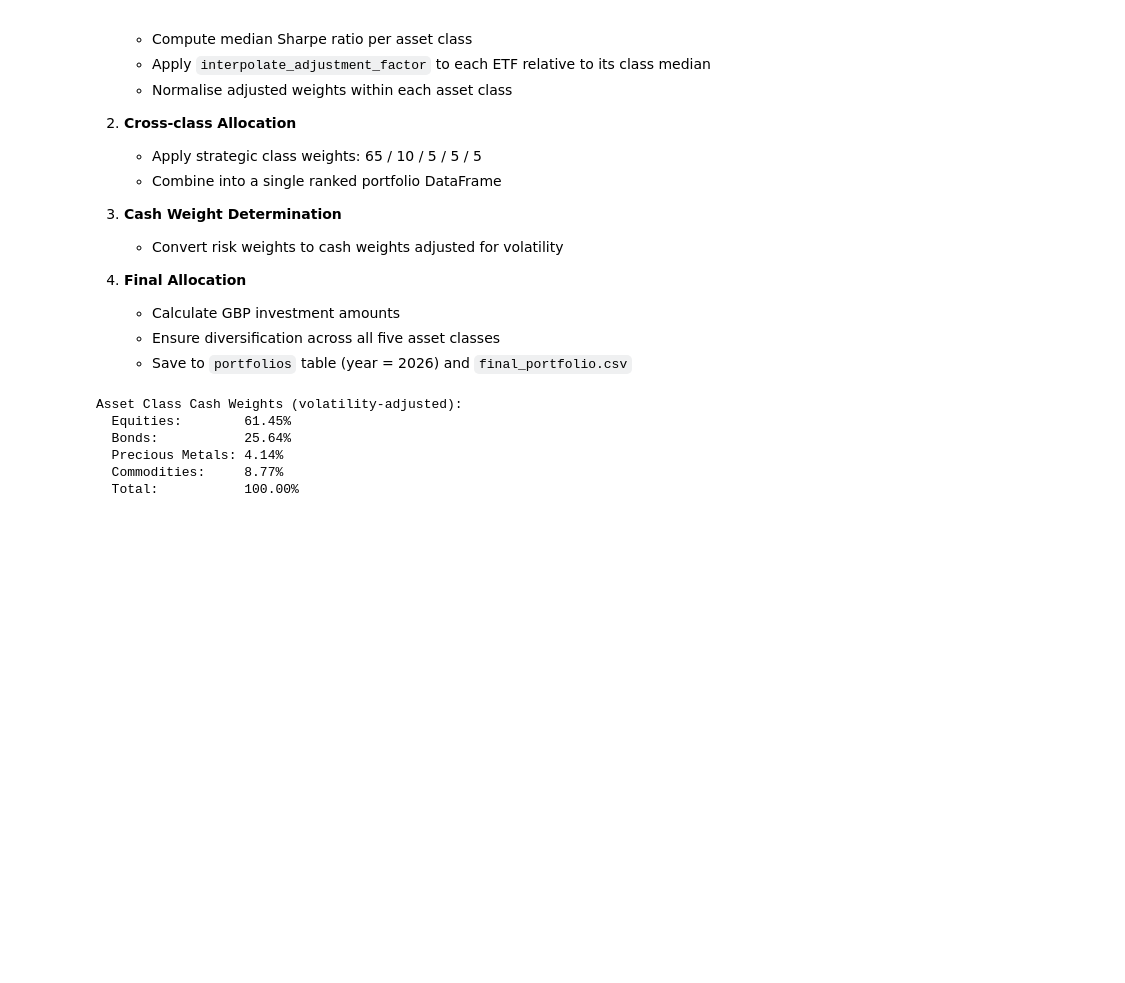
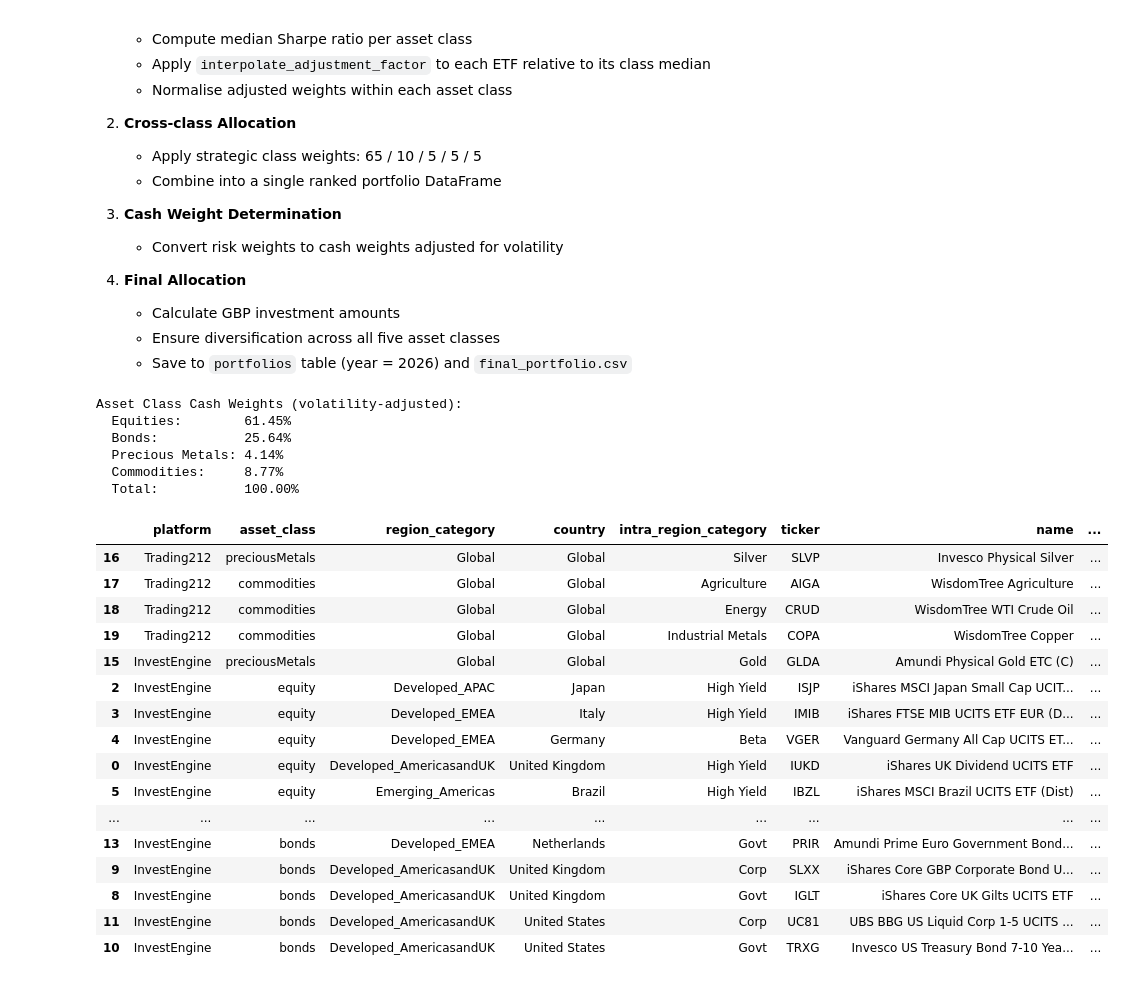
Before and after one commit to nairraks/etf-isa-portfolio, a Jupyter notebook: notebooks/03_portfolio_construction.ipynb, the cells around one changed output. Cells and saved outputs as stored; diff of their text form; code cells hidden in the pictures; blank space fills up the shorter version.

Commit message:
fix platform weight calcs

```diff
--- a/notebooks/03_portfolio_construction.ipynb
+++ b/notebooks/03_portfolio_construction.ipynb
@@ -387,33 +387,51 @@ etfs['investment'] = 20000 * etfs['final_cash_weights'] / 100
 # ── Per-platform weights (each platform sums to 100%, whole numbers) ──────────
 # Uses largest-remainder method to guarantee exact 100% sum after rounding.
 def _largest_remainder_round(series):
     """Round a Series to whole numbers that sum to exactly 100."""
     raw = series / series.sum() * 100
     floored = np.floor(raw).astype(int)
     remainders = raw - floored
     shortfall = 100 - floored.sum()
     # Award +1 to the largest remainders until we hit 100
     top_idx = remainders.nlargest(int(shortfall)).index
     floored.loc[top_idx] += 1
     return floored
 
 etfs['platform_weight'] = 0
 for platform in etfs['platform'].unique():
     mask = etfs['platform'] == platform
     etfs.loc[mask, 'platform_weight'] = _largest_remainder_round(
         etfs.loc[mask, 'final_cash_weights']
     )
 
 # ── Save to DB (year=2026, overwritable) and CSV backup ──────────────────────
 save_portfolio(etfs, year=2026)
 etfs.to_csv(DATA_OUTPUT / 'final_portfolio.csv', index=False)
 
 # 2025 calendar-year return sparse in equity/bond raw data; fall back to
 # trailing 12-month return (last_year) so the display column is always populated.
 etfs['2025'] = etfs['2025'].fillna(etfs['last_year'])
 
-etfs.sort_values(by=['asset_class', 'investment'], ascending=[False, False])[[
-    'asset_class', 'region_category', 'country', 'intra_region_category',
+etfs.sort_values(by=['platform', 'asset_class', 'investment'], ascending=[False, False, False])[[
+    'platform','asset_class', 'region_category', 'country', 'intra_region_category',
     'ticker', 'name', 'final_cash_weights', 'platform_weight',
-    '2025', 'yday_close_price', 'ter', 'investment', 'platform'
+    '2025', 'yday_close_price', 'ter', 'investment'
 ]]
+# %% [output]
+|  | platform | asset_class | region_category | country | intra_region_category | ticker | name | ... |
+| 16 | Trading212 | preciousMetals | Global | Global | Silver | SLVP | Invesco Physical Silver | ... |
+| 17 | Trading212 | commodities | Global | Global | Agriculture | AIGA | WisdomTree Agriculture | ... |
+| 18 | Trading212 | commodities | Global | Global | Energy | CRUD | WisdomTree WTI Crude Oil | ... |
+| 19 | Trading212 | commodities | Global | Global | Industrial Metals | COPA | WisdomTree Copper | ... |
+| 15 | InvestEngine | preciousMetals | Global | Global | Gold | GLDA | Amundi Physical Gold ETC (C) | ... |
+| 2 | InvestEngine | equity | Developed_APAC | Japan | High Yield | ISJP | iShares MSCI Japan Small Cap UCIT... | ... |
+| 3 | InvestEngine | equity | Developed_EMEA | Italy | High Yield | IMIB | iShares FTSE MIB UCITS ETF EUR (D... | ... |
+| 4 | InvestEngine | equity | Developed_EMEA | Germany | Beta | VGER | Vanguard Germany All Cap UCITS ET... | ... |
+| 0 | InvestEngine | equity | Developed_AmericasandUK | United Kingdom | High Yield | IUKD | iShares UK Dividend UCITS ETF | ... |
+| 5 | InvestEngine | equity | Emerging_Americas | Brazil | High Yield | IBZL | iShares MSCI Brazil UCITS ETF (Dist) | ... |
+| ... | ... | ... | ... | ... | ... | ... | ... | ... |
+| 13 | InvestEngine | bonds | Developed_EMEA | Netherlands | Govt | PRIR | Amundi Prime Euro Government Bond... | ... |
+| 9 | InvestEngine | bonds | Developed_AmericasandUK | United Kingdom | Corp | SLXX | iShares Core GBP Corporate Bond U... | ... |
+| 8 | InvestEngine | bonds | Developed_AmericasandUK | United Kingdom | Govt | IGLT | iShares Core UK Gilts UCITS ETF | ... |
+| 11 | InvestEngine | bonds | Developed_AmericasandUK | United States | Corp | UC81 | UBS BBG US Liquid Corp 1-5 UCITS ... | ... |
+| 10 | InvestEngine | bonds | Developed_AmericasandUK | United States | Govt | TRXG | Invesco US Treasury Bond 7-10 Yea... | ... |
```
Also changed, not shown: parts of 1 cell of this notebook.
